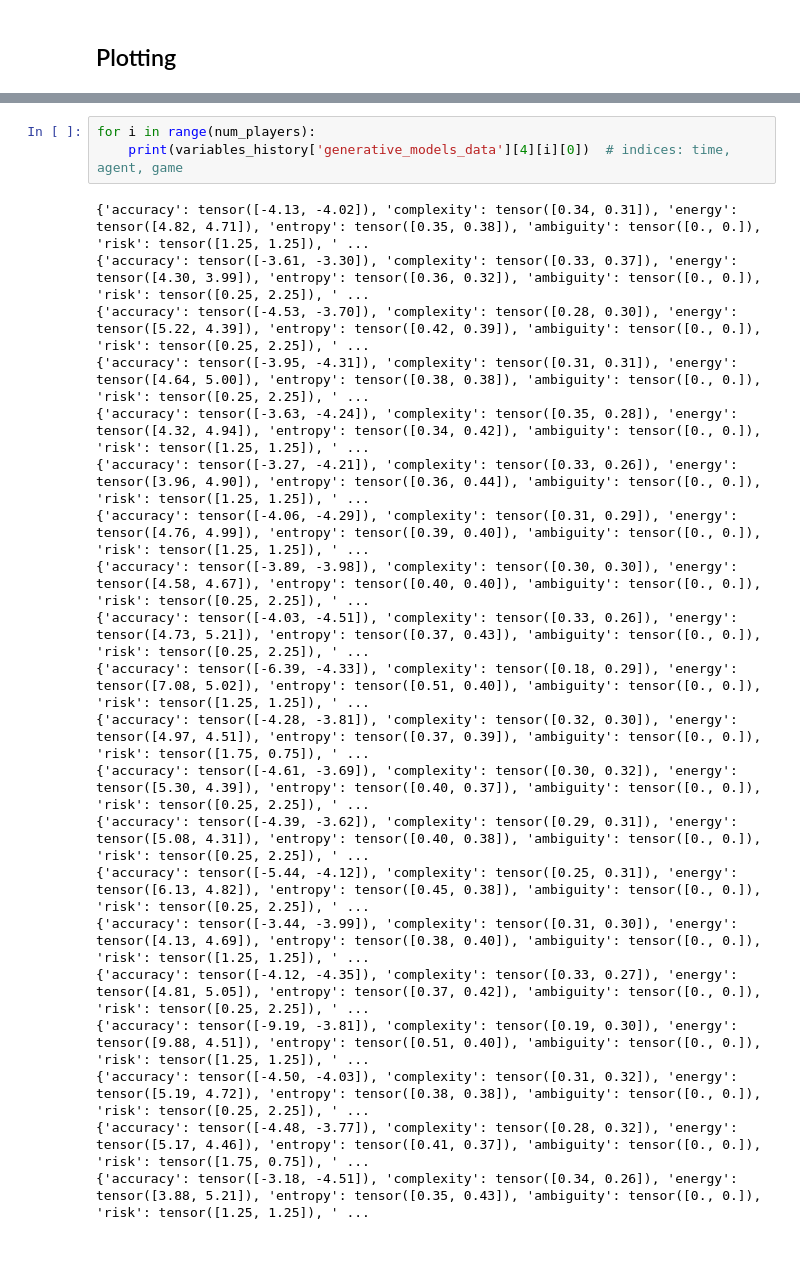
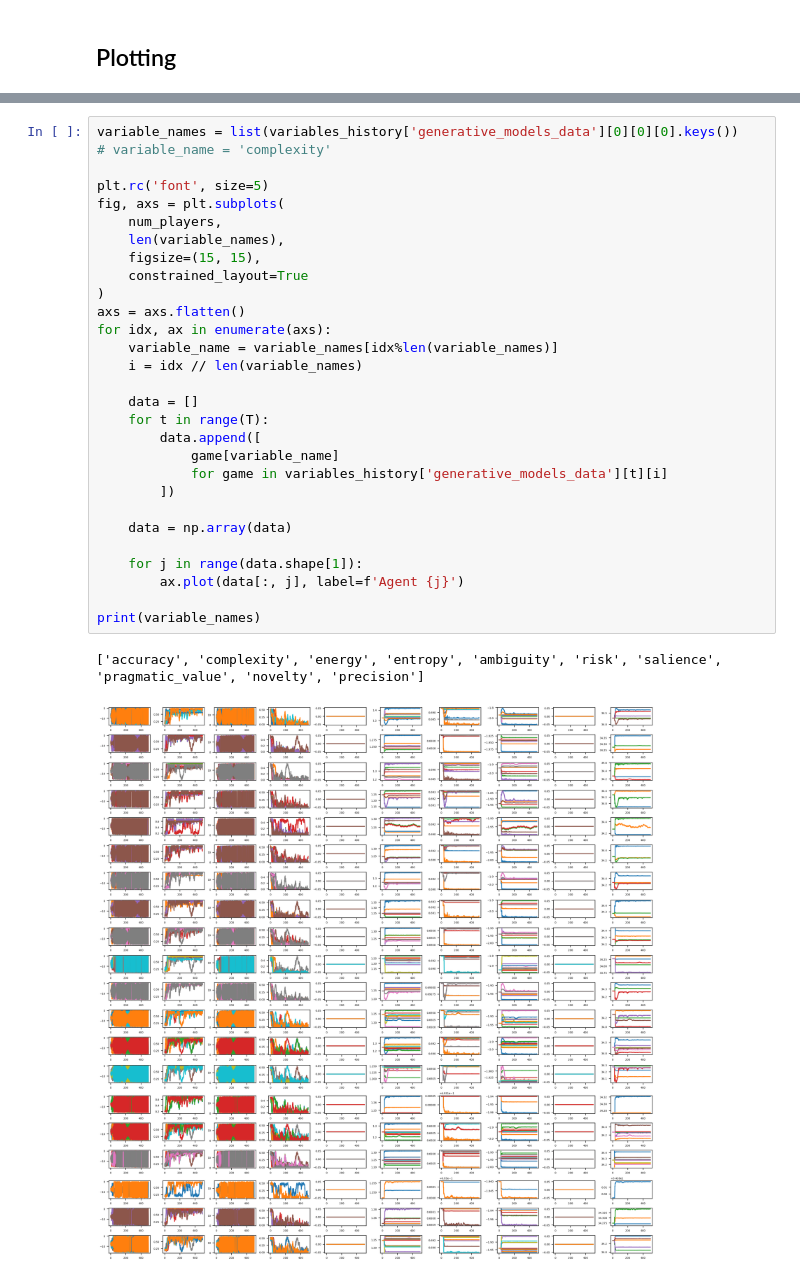
Before and after one commit to RuizSerra/factorised-MA-AIF-notebooks, a Jupyter notebook: 02 INFG 2x2 network.ipynb, the cells around one changed output, grey strips where cells are left out. Cells and saved outputs as stored; diff of their text form; blank space fills up the shorter version.

```diff
--- a/02 INFG 2x2 network.ipynb
+++ b/02 INFG 2x2 network.ipynb
@@ -156,24 +160,32 @@ plt.show()
-# %%
-for i in range(num_players):
-    print(variables_history['generative_models_data'][4][i][0])  # indices: time, agent, game
-# %% [output]
-{'accuracy': tensor([-4.13, -4.02]), 'complexity': tensor([0.34, 0.31]), 'energy': tensor([4.82, 4.71]), 'entropy': tensor([0.35, 0.38]), 'ambiguity': tensor([0., 0.]), 'risk': tensor([1.25, 1.25]), ' ...
-{'accuracy': tensor([-3.61, -3.30]), 'complexity': tensor([0.33, 0.37]), 'energy': tensor([4.30, 3.99]), 'entropy': tensor([0.36, 0.32]), 'ambiguity': tensor([0., 0.]), 'risk': tensor([0.25, 2.25]), ' ...
-{'accuracy': tensor([-4.53, -3.70]), 'complexity': tensor([0.28, 0.30]), 'energy': tensor([5.22, 4.39]), 'entropy': tensor([0.42, 0.39]), 'ambiguity': tensor([0., 0.]), 'risk': tensor([0.25, 2.25]), ' ...
-{'accuracy': tensor([-3.95, -4.31]), 'complexity': tensor([0.31, 0.31]), 'energy': tensor([4.64, 5.00]), 'entropy': tensor([0.38, 0.38]), 'ambiguity': tensor([0., 0.]), 'risk': tensor([0.25, 2.25]), ' ...
-{'accuracy': tensor([-3.63, -4.24]), 'complexity': tensor([0.35, 0.28]), 'energy': tensor([4.32, 4.94]), 'entropy': tensor([0.34, 0.42]), 'ambiguity': tensor([0., 0.]), 'risk': tensor([1.25, 1.25]), ' ...
-{'accuracy': tensor([-3.27, -4.21]), 'complexity': tensor([0.33, 0.26]), 'energy': tensor([3.96, 4.90]), 'entropy': tensor([0.36, 0.44]), 'ambiguity': tensor([0., 0.]), 'risk': tensor([1.25, 1.25]), ' ...
-{'accuracy': tensor([-4.06, -4.29]), 'complexity': tensor([0.31, 0.29]), 'energy': tensor([4.76, 4.99]), 'entropy': tensor([0.39, 0.40]), 'ambiguity': tensor([0., 0.]), 'risk': tensor([1.25, 1.25]), ' ...
-{'accuracy': tensor([-3.89, -3.98]), 'complexity': tensor([0.30, 0.30]), 'energy': tensor([4.58, 4.67]), 'entropy': tensor([0.40, 0.40]), 'ambiguity': tensor([0., 0.]), 'risk': tensor([0.25, 2.25]), ' ...
-{'accuracy': tensor([-4.03, -4.51]), 'complexity': tensor([0.33, 0.26]), 'energy': tensor([4.73, 5.21]), 'entropy': tensor([0.37, 0.43]), 'ambiguity': tensor([0., 0.]), 'risk': tensor([0.25, 2.25]), ' ...
-{'accuracy': tensor([-6.39, -4.33]), 'complexity': tensor([0.18, 0.29]), 'energy': tensor([7.08, 5.02]), 'entropy': tensor([0.51, 0.40]), 'ambiguity': tensor([0., 0.]), 'risk': tensor([1.25, 1.25]), ' ...
-{'accuracy': tensor([-4.28, -3.81]), 'complexity': tensor([0.32, 0.30]), 'energy': tensor([4.97, 4.51]), 'entropy': tensor([0.37, 0.39]), 'ambiguity': tensor([0., 0.]), 'risk': tensor([1.75, 0.75]), ' ...
-{'accuracy': tensor([-4.61, -3.69]), 'complexity': tensor([0.30, 0.32]), 'energy': tensor([5.30, 4.39]), 'entropy': tensor([0.40, 0.37]), 'ambiguity': tensor([0., 0.]), 'risk': tensor([0.25, 2.25]), ' ...
-{'accuracy': tensor([-4.39, -3.62]), 'complexity': tensor([0.29, 0.31]), 'energy': tensor([5.08, 4.31]), 'entropy': tensor([0.40, 0.38]), 'ambiguity': tensor([0., 0.]), 'risk': tensor([0.25, 2.25]), ' ...
-{'accuracy': tensor([-5.44, -4.12]), 'complexity': tensor([0.25, 0.31]), 'energy': tensor([6.13, 4.82]), 'entropy': tensor([0.45, 0.38]), 'ambiguity': tensor([0., 0.]), 'risk': tensor([0.25, 2.25]), ' ...
-{'accuracy': tensor([-3.44, -3.99]), 'complexity': tensor([0.31, 0.30]), 'energy': tensor([4.13, 4.69]), 'entropy': tensor([0.38, 0.40]), 'ambiguity': tensor([0., 0.]), 'risk': tensor([1.25, 1.25]), ' ...
-{'accuracy': tensor([-4.12, -4.35]), 'complexity': tensor([0.33, 0.27]), 'energy': tensor([4.81, 5.05]), 'entropy': tensor([0.37, 0.42]), 'ambiguity': tensor([0., 0.]), 'risk': tensor([0.25, 2.25]), ' ...
-{'accuracy': tensor([-9.19, -3.81]), 'complexity': tensor([0.19, 0.30]), 'energy': tensor([9.88, 4.51]), 'entropy': tensor([0.51, 0.40]), 'ambiguity': tensor([0., 0.]), 'risk': tensor([1.25, 1.25]), ' ...
-{'accuracy': tensor([-4.50, -4.03]), 'complexity': tensor([0.31, 0.32]), 'energy': tensor([5.19, 4.72]), 'entropy': tensor([0.38, 0.38]), 'ambiguity': tensor([0., 0.]), 'risk': tensor([0.25, 2.25]), ' ...
-{'accuracy': tensor([-4.48, -3.77]), 'complexity': tensor([0.28, 0.32]), 'energy': tensor([5.17, 4.46]), 'entropy': tensor([0.41, 0.37]), 'ambiguity': tensor([0., 0.]), 'risk': tensor([1.75, 0.75]), ' ...
-{'accuracy': tensor([-3.18, -4.51]), 'complexity': tensor([0.34, 0.26]), 'energy': tensor([3.88, 5.21]), 'entropy': tensor([0.35, 0.43]), 'ambiguity': tensor([0., 0.]), 'risk': tensor([1.25, 1.25]), ' ...
+# %%
+variable_names = list(variables_history['generative_models_data'][0][0][0].keys())
+# variable_name = 'complexity'
+
+plt.rc('font', size=5)
+fig, axs = plt.subplots(
+    num_players,
+    len(variable_names),
+    figsize=(15, 15),
+    constrained_layout=True
+)
+axs = axs.flatten()
+for idx, ax in enumerate(axs):
+    variable_name = variable_names[idx%len(variable_names)]
+    i = idx // len(variable_names)
+
+    data = []
+    for t in range(T):
+        data.append([
+            game[variable_name]
+            for game in variables_history['generative_models_data'][t][i]
+        ])
+
+    data = np.array(data)
+
+    for j in range(data.shape[1]):
+        ax.plot(data[:, j], label=f'Agent {j}')
+
+print(variable_names)
+# %% [output]
+['accuracy', 'complexity', 'energy', 'entropy', 'ambiguity', 'risk', 'salience', 'pragmatic_value', 'novelty', 'precision']
+[figure, added]
```
Also changed, not shown: parts of 9 cells of this notebook.
